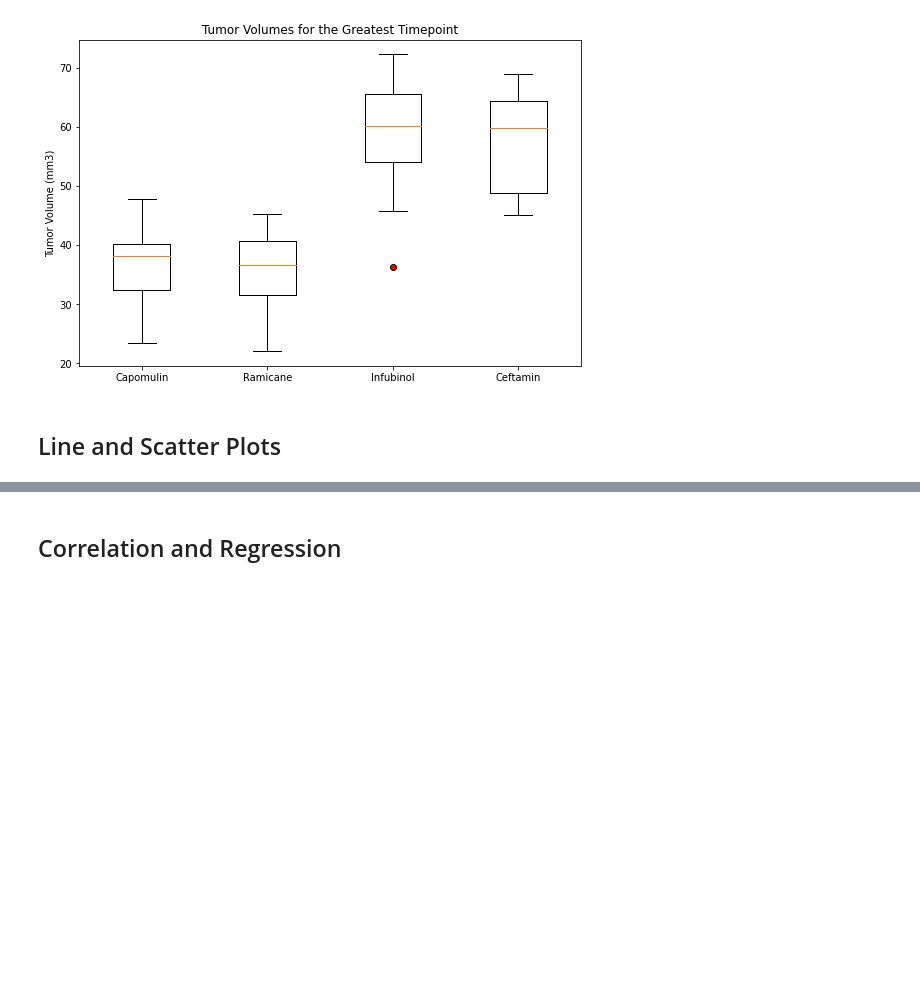
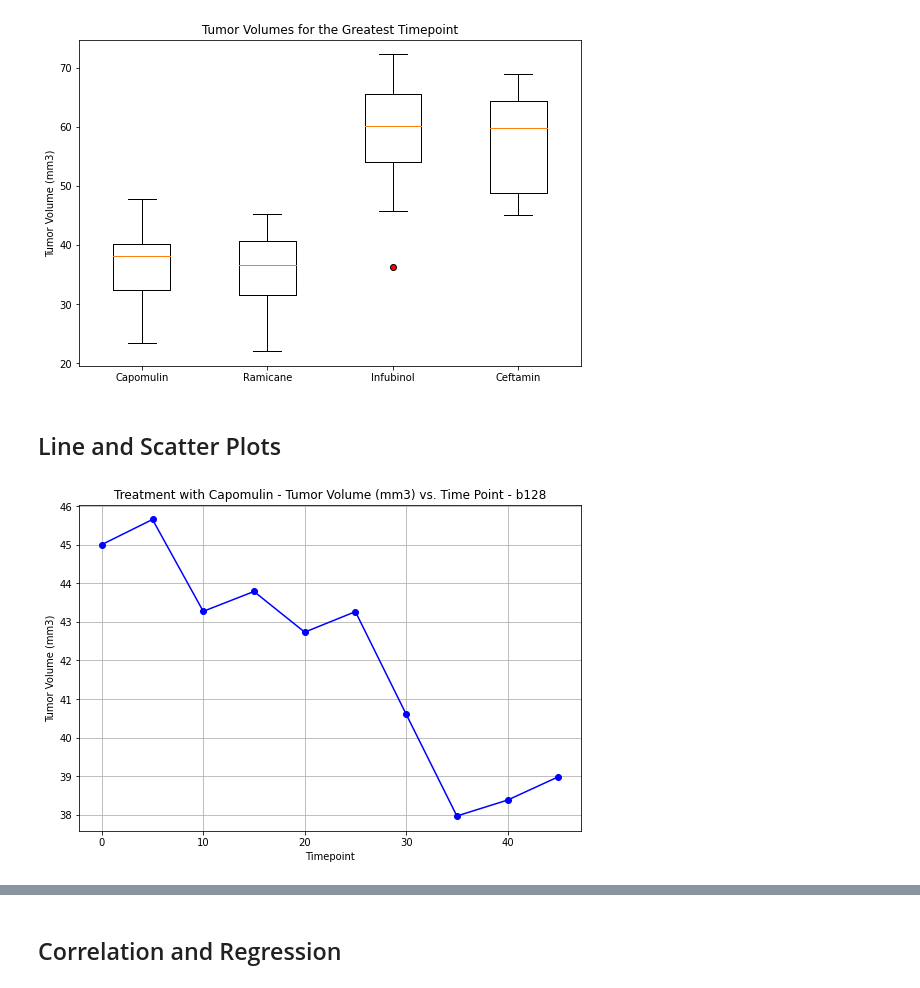
Before and after one commit to cheibergam/matplotlib-challenge, a Jupyter notebook: Pymaceuticals/pymaceuticals_starter.ipynb, the cells around one changed output, grey strips where cells are left out. Cells and saved outputs as stored; diff of their text form; code cells hidden in the pictures; blank space fills up the shorter version.

Commit message:
Line and Scatter Plots complete

```diff
--- a/Pymaceuticals/pymaceuticals_starter.ipynb
+++ b/Pymaceuticals/pymaceuticals_starter.ipynb
@@ -383,0 +380,23 @@ plt.show()
+# %%
+# Generate a line plot of tumor volume vs. time point for a mouse treated with Capomulin
+
+# Configuring the Mouse ID under Capomulin treatment to be processed in the plot
+mouse_id = "b128"
+
+# Getting the data for the captioned mouse treated with Capomulin
+capomulin_mouse = mouse_data_complete_2.loc[mouse_data_complete_2["Mouse ID"] == mouse_id,:]
+capomulin_mouse
+
+# Plotting the data for the captioned mouse
+x_axis = capomulin_mouse["Timepoint"]
+y_axis = capomulin_mouse["Tumor Volume (mm3)"]
+
+plt.subplots(figsize=(9, 6))
+plt.plot(x_axis, y_axis, marker="o", color="blue")
+plt.title("Treatment with Capomulin - Tumor Volume (mm3) vs. Time Point - " + mouse_id)
+plt.xlabel("Timepoint")
+plt.ylabel("Tumor Volume (mm3)")
+plt.grid(True)
+plt.show()
+# %% [output]
+[figure, added]
```
Also changed, not shown: parts of 3 cells of this notebook.
